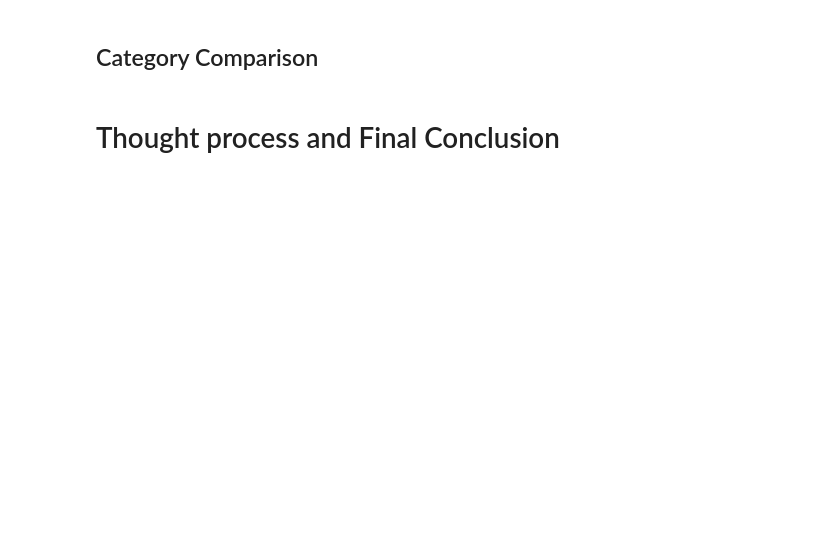
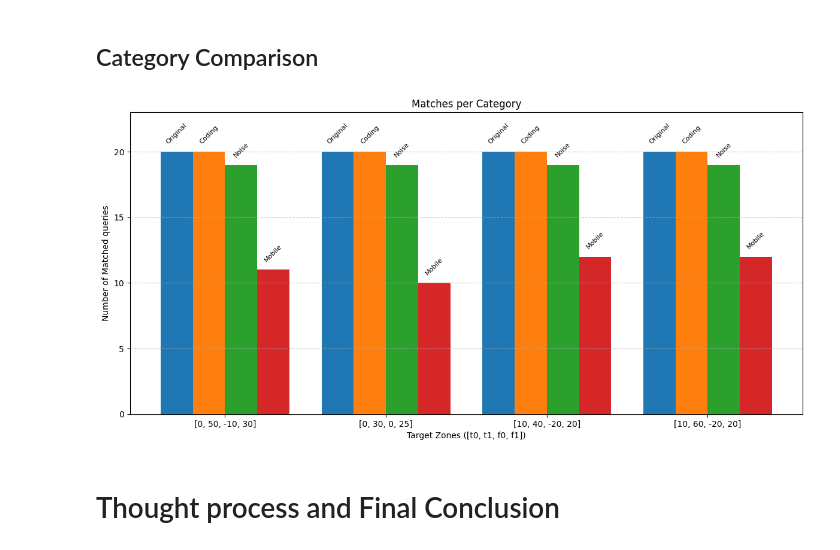
Before and after one commit to Konstiu/Music-Information-Retrieval, a Jupyter notebook: MS2.2.ipynb, the cells around one changed output. Saved outputs shown, nothing was run; the diff lists cells and outputs as text; code cells hidden in the pictures; blank space fills up the shorter version.

```diff
--- a/MS2.2.ipynb
+++ b/MS2.2.ipynb
@@ -894,4 +917,57 @@ plt.show()
 # %% [markdown]
 ## Category Comparison
+# %%
+# Configuration names and corresponding counts for each category
+labels = [(f'[{config["time_min_offset"]}, {config["time_max_offset"]}, {config["freq_min_offset"]}, {config["freq_max_offset"]}]') for config in configs]
+
+
+matched_original = [get_accuracy(queries, matches_1)['original']*20, get_accuracy(queries, matches_2)['original']*20, get_accuracy(queries, matches_3)['original']*20, get_accuracy(queries, matches_4)['original']*20]
+matched_noise = [get_accuracy(queries, matches_1)['noise']*20, get_accuracy(queries, matches_2)['noise']*20, get_accuracy(queries, matches_3)['noise']*20, get_accuracy(queries, matches_4)['noise']*20]
+matched_coding = [get_accuracy(queries, matches_1)['coding']*20, get_accuracy(queries, matches_2)['coding']*20, get_accuracy(queries, matches_3)['coding']*20, get_accuracy(queries, matches_4)['coding']*20]
+matched_mobile = [get_accuracy(queries, matches_1)['mobile']*20, get_accuracy(queries, matches_2)['mobile']*20, get_accuracy(queries, matches_3)['mobile']*20, get_accuracy(queries, matches_4)['mobile']*20]
+
+
+
+# Number of configurations
+num_configs = len(labels)
+
+# X positions for groups of bars
+x = np.arange(num_configs)
+
+# Width of each bar
+bar_width = 0.2
+
+# Categories and their data
+categories = ['Original', 'Coding', 'Noise', 'Mobile']
+data = [matched_original, matched_coding, matched_noise, matched_mobile]
+
+# Plot
+plt.figure(figsize=(12, 6))
+
+for i, category_data in enumerate(data):
+    # Offset for each bar in a group
+    bar_positions = x + (i - 1.5) * bar_width
+    bars = plt.bar(bar_positions, category_data, width=bar_width)
+
+    # Add category labels on top of each bar
+    for bar in bars:
+        plt.text(bar.get_x() + bar.get_width() / 2, bar.get_height() + 0.5,  # Adjusted offset for more space
+                 categories[i], ha='center', va='bottom', rotation=45, fontsize=8)
+
+# Add labels, title, and legend
+plt.xlabel('Target Zones ([t0, t1, f0, f1])')
+plt.ylabel('Number of Matched queries')
+plt.title('Matches per Category')
+plt.xticks(x, labels)
+
+# Adjust the y-axis to leave more space at the top
+plt.ylim(0, max(max(matched_original), max(matched_coding), max(matched_noise), max(matched_mobile)) + 3)
+
+# Show grid and plot
+plt.grid(axis='y', linestyle='--', alpha=0.7)
+plt.tight_layout()
+plt.show()
+# %% [output]
+[figure, added]
 # %% [markdown]
 # Thought process and Final Conclusion
```
Also changed, not shown: parts of 6 cells of this notebook.
